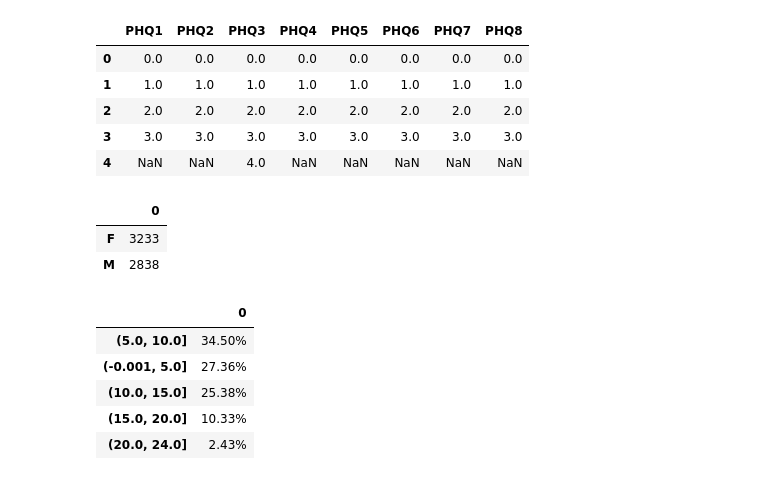
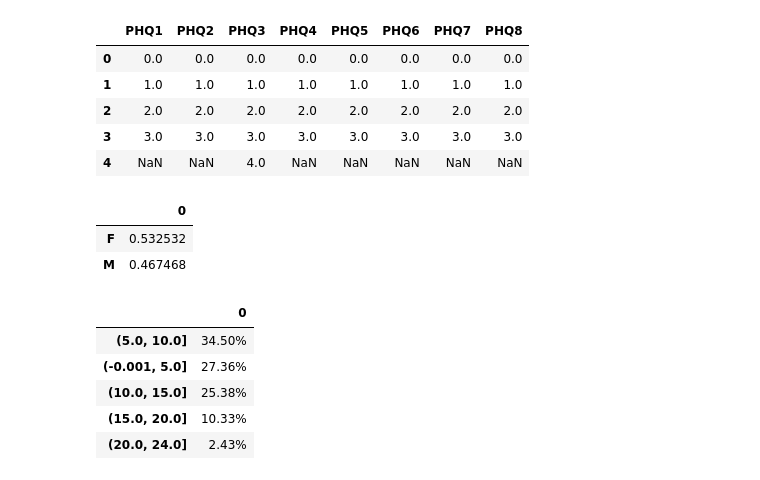
Before and after one commit to brk-a/MentalHealthAnalysis, a Jupyter notebook: exploration.ipynb, the cells around one changed output. Drawn from its saved outputs; the diff is of its cells as text; code cells hidden in the pictures.

```diff
--- a/exploration.ipynb
+++ b/exploration.ipynb
@@ -416,31 +416,38 @@ profile.to_file(output_file='avg_phq_report.html')
 # %%
 
 
 # for i in range(len(df)):
 
 def icreate_average_super_set(var_1: str, var_2: str):
     """ create_average_super_set"""
     li = [i for i in df.columns if i.startswith(var_2)]
 
 
 
     avg_dict = {}
 
     for i in range(len(li)):
         avg_grp = group_sum(var_1, li[i])
         li_di = dict(avg_grp)
         avg_dict[li[i]] = li_di
     df_avg_dict = pd.DataFrame(avg_dict)
 
     return df_avg_dict
 
 aa = icreate_average_super_set('Gender', 'PHQ')
-aa.sum(axis=1).to_frame()
+ab = aa.sum(axis=1).to_frame()
+x = ab.index
+y = ab.values
+z = [i / np.array(y).sum() for i in y]
+# z = np.array(y).sum()
+z
+a = pd.DataFrame({k:v for (k, v) in zip(x, z)}).transpose()
+a
 #.value_counts(normalize=True).to_frame().style.format('{:.2%}')
 # %% [output]
 |  | 0 |
-| F | 3233 |
-| M | 2838 |
+| F | 0.532532 |
+| M | 0.467468 |
 # %%
 li = [i for i in df.columns if i.startswith('PHQ')]
 su = df[li]
```
